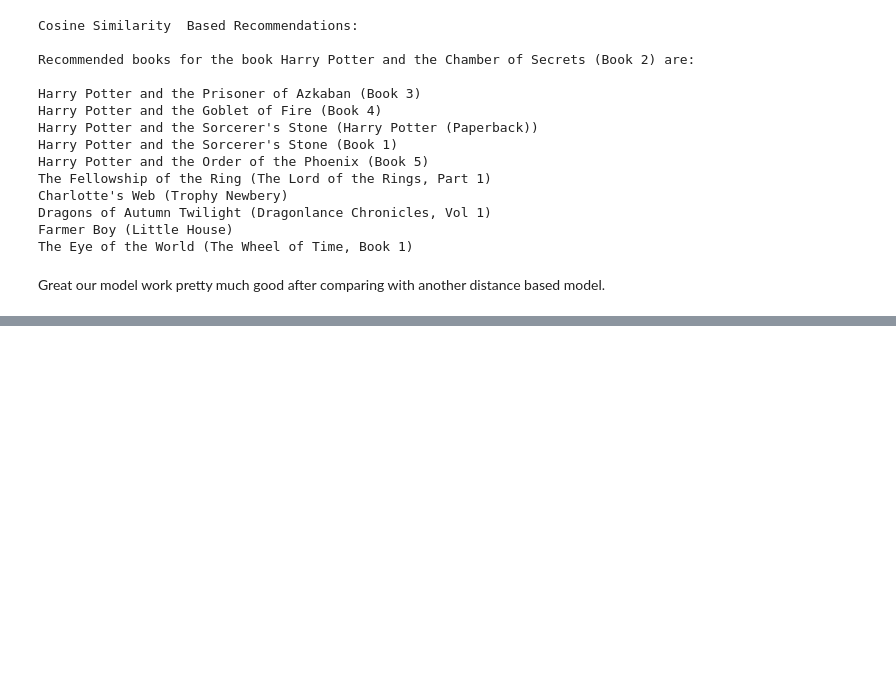
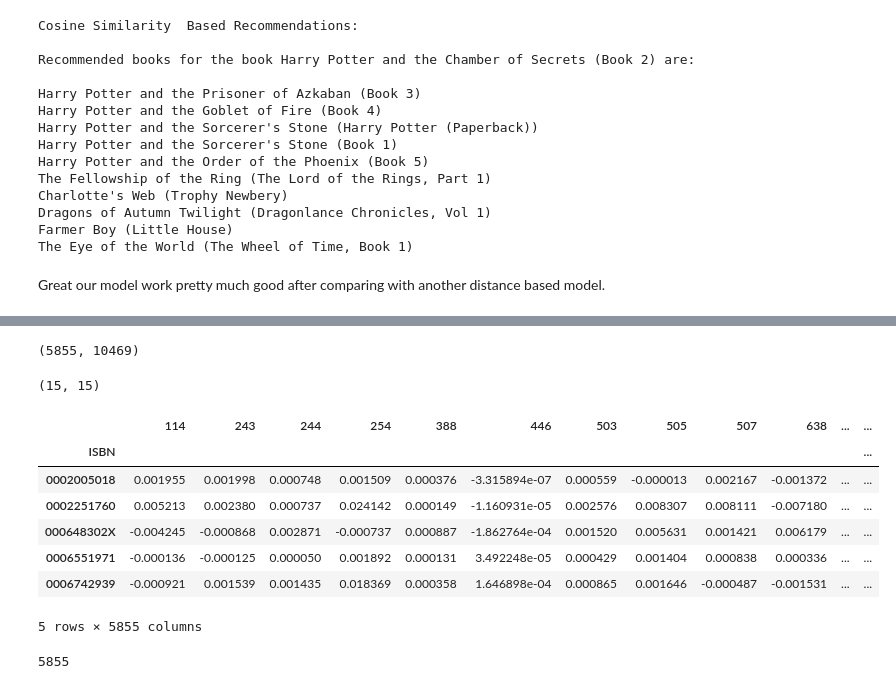
Before and after one commit to nivyathiruvoth/Book-Recommendation-System, a Jupyter notebook: Book_Recommendation_System.ipynb, the cells around one changed output, grey strips where cells are left out. Cells and saved outputs as stored; diff of their text form; code cells hidden in the pictures; blank space fills up the shorter version.

```diff
--- a/Book_Recommendation_System.ipynb
+++ b/Book_Recommendation_System.ipynb
@@ -1058,0 +1202,41 @@ Great our model work pretty much good after comparing with another distance base
+# %%
+#Checking shape
+users_items_pivot_matrix_df.shape
+# %% [output]
+(5855, 10469)
+# %%
+#Storing user ids
+users_ids = list(users_items_pivot_matrix_df.index)
+# %%
+# The number of factors to factor the user-item matrix.
+NUMBER_OF_FACTORS_MF = 15
+
+#Performs matrix factorization of the original user item matrix
+U, sigma, Vt = svds(users_items_pivot_matrix_df, k = NUMBER_OF_FACTORS_MF)
+# %%
+#Converting sigma into diagonal matrix
+sigma = np.diag(sigma)
+sigma.shape
+# %% [output]
+(15, 15)
+# %%
+#Taking dot products
+all_user_predicted_ratings = np.dot(np.dot(U, sigma), Vt)
+# %%
+#Converting the reconstructed matrix back to a Pandas dataframe
+cf_preds_df = pd.DataFrame(all_user_predicted_ratings, columns = users_items_pivot_matrix_df.columns, index=users_ids).transpose()
+cf_preds_df.head()
+# %% [output]
+|  | 114 | 243 | 244 | 254 | 388 | 446 | 503 | 505 | 507 | 638 | ... | ... |
+| ISBN |  |  |  |  |  |  |  |  |  |  |  | ... |
+| 0002005018 | 0.001955 | 0.001998 | 0.000748 | 0.001509 | 0.000376 | -3.315894e-07 | 0.000559 | -0.000013 | 0.002167 | -0.001372 | ... | ... |
+| 0002251760 | 0.005213 | 0.002380 | 0.000737 | 0.024142 | 0.000149 | -1.160931e-05 | 0.002576 | 0.008307 | 0.008111 | -0.007180 | ... | ... |
+| 000648302X | -0.004245 | -0.000868 | 0.002871 | -0.000737 | 0.000887 | -1.862764e-04 | 0.001520 | 0.005631 | 0.001421 | 0.006179 | ... | ... |
+| 0006551971 | -0.000136 | -0.000125 | 0.000050 | 0.001892 | 0.000131 | 3.492248e-05 | 0.000429 | 0.001404 | 0.000838 | 0.000336 | ... | ... |
+| 0006742939 | -0.000921 | 0.001539 | 0.001435 | 0.018369 | 0.000358 | 1.646898e-04 | 0.000865 | 0.001646 | -0.000487 | -0.001531 | ... | ... |
+5 rows × 5855 columns
+# %%
+#Checking length
+len(cf_preds_df.columns)
+# %% [output]
+5855
```
Also changed, not shown: parts of 24 cells of this notebook.
